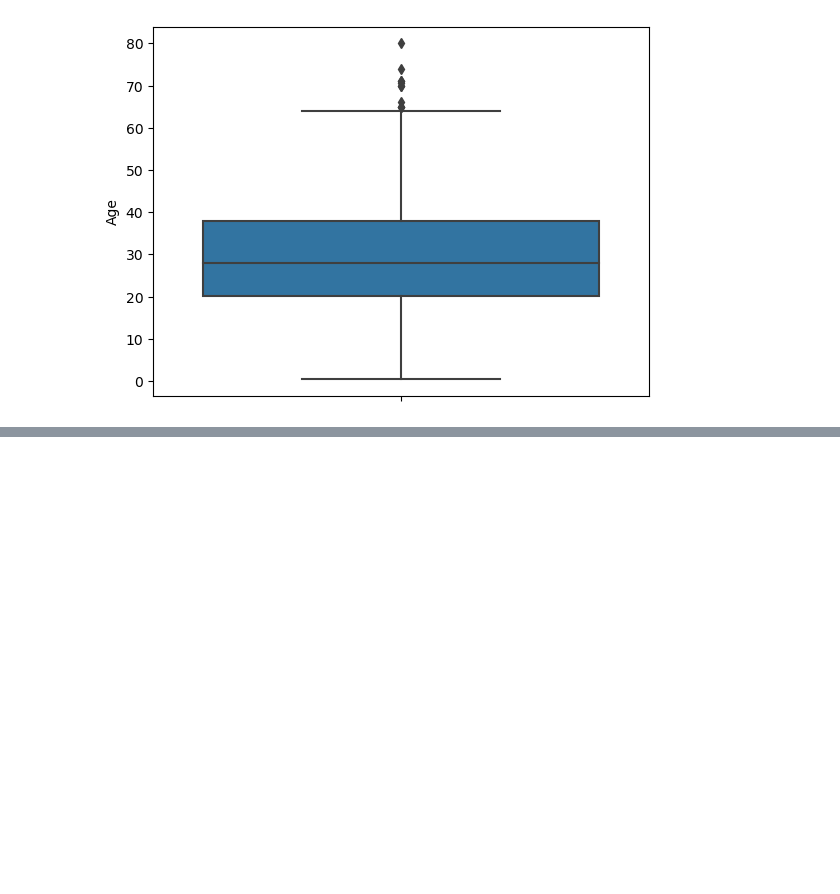
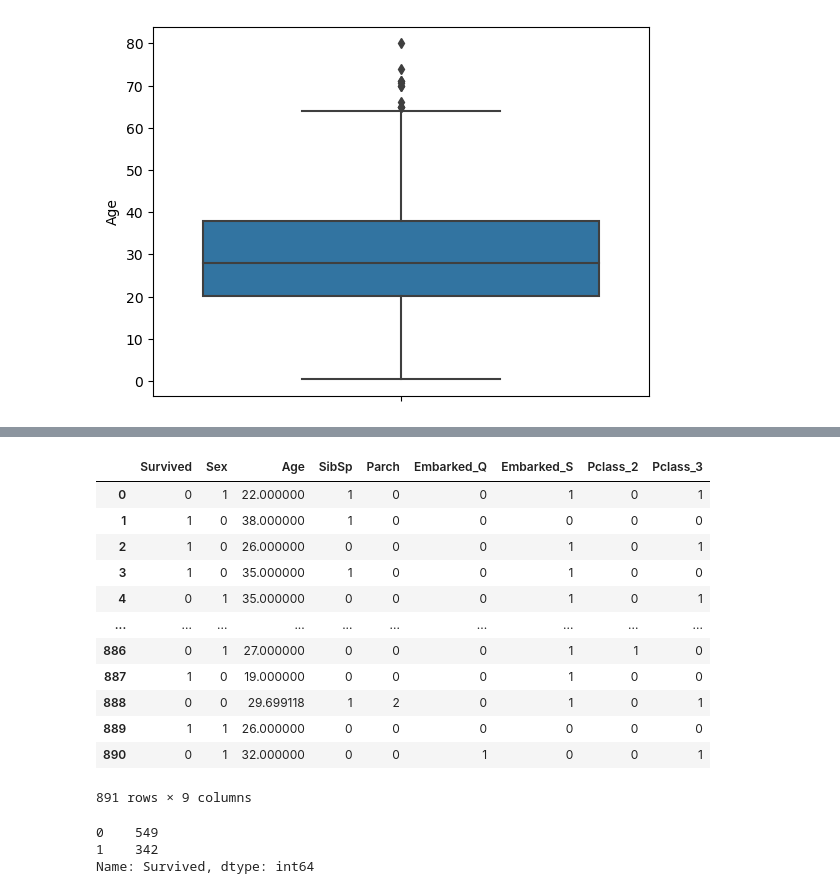
Before and after one commit to Nandini573/logistic, a Jupyter notebook: logistic_regression.ipynb, the cells around one changed output, grey strips where cells are left out. Cells and saved outputs as stored; diff of their text form; code cells hidden in the pictures; blank space fills up the shorter version.

```diff
--- a/logistic_regression.ipynb
+++ b/logistic_regression.ipynb
@@ -99,0 +158,18 @@ df['Age'] =df['Age'].fillna(df['Age'].mean())
+# %%
+df = df.drop(labels=['Embarked_C','Pclass_1'],axis=1)
+# %%
+df
+# %% [output]
+|  | Survived | Sex | Age | SibSp | Parch | Embarked_Q | Embarked_S | Pclass_2 | Pclass_3 |
+| 0 | 0 | 1 | 22.000000 | 1 | 0 | 0 | 1 | 0 | 1 |
+| 1 | 1 | 0 | 38.000000 | 1 | 0 | 0 | 0 | 0 | 0 |
+| 2 | 1 | 0 | 26.000000 | 0 | 0 | 0 | 1 | 0 | 1 |
+| 3 | 1 | 0 | 35.000000 | 1 | 0 | 0 | 1 | 0 | 0 |
+| 4 | 0 | 1 | 35.000000 | 0 | 0 | 0 | 1 | 0 | 1 |
+| ... | ... | ... | ... | ... | ... | ... | ... | ... | ... |
+| 886 | 0 | 1 | 27.000000 | 0 | 0 | 0 | 1 | 1 | 0 |
+| 887 | 1 | 0 | 19.000000 | 0 | 0 | 0 | 1 | 0 | 0 |
+| 888 | 0 | 0 | 29.699118 | 1 | 2 | 0 | 1 | 0 | 1 |
+| 889 | 1 | 1 | 26.000000 | 0 | 0 | 0 | 0 | 0 | 0 |
+| 890 | 0 | 1 | 32.000000 | 0 | 0 | 1 | 0 | 0 | 1 |
+891 rows × 9 columns
@@ -99,0 +178,7 @@ df['Age'] =df['Age'].fillna(df['Age'].mean())
+# %%
+#Mandatory in classification problem -Imbalance check
+df['Survived'].value_counts()
+# %% [output]
+0    549
+1    342
+Name: Survived, dtype: int64
```
Also changed, not shown: parts of 49 cells of this notebook.
